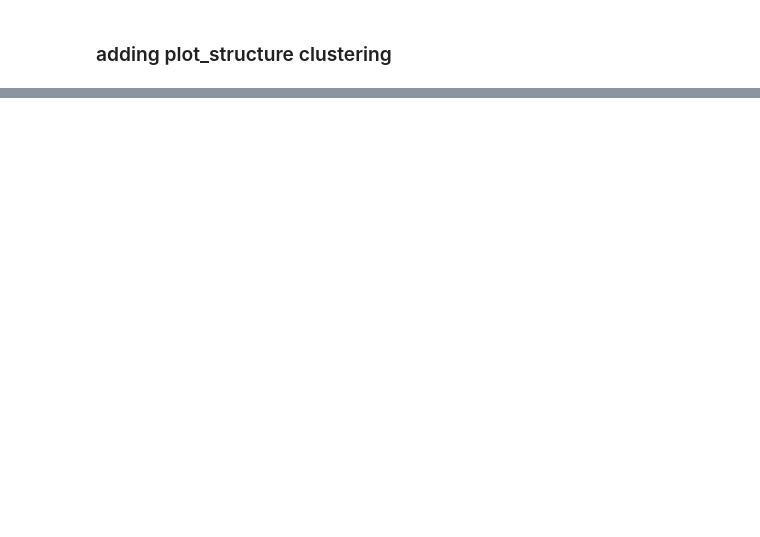
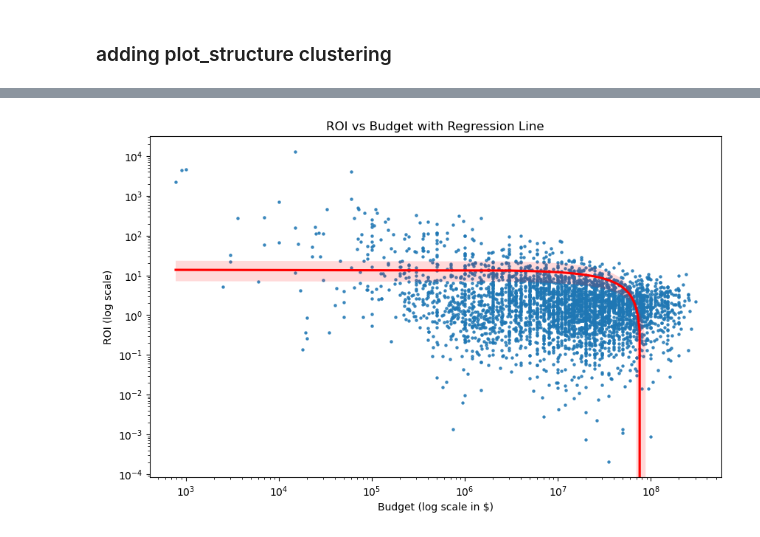
Before and after one commit to arthurEpfl/CMU_MovieCorpus_Data_Analysis, a Jupyter notebook: src/regression.ipynb, the cells around one changed output, grey strips where cells are left out. Drawn from its saved outputs; the diff is of its cells as text; code cells hidden in the pictures; blank space fills up the shorter version.

Commit message:
regression files

```diff
--- a/src/regression.ipynb
+++ b/src/regression.ipynb
@@ -383,0 +350,14 @@ Index(['wikipedia_movie_id', 'freebase_movie_id', 'movie_name',
+# %%
+# plot budget vs profit in log-log scale
+movies_budget['profitability_ratio'] = movies_budget['profit'] / movies_budget['budget']
+
+plt.figure(figsize=(10, 6))
+sns.regplot(x=movies_budget['budget'], y=movies_budget['profitability_ratio'], scatter_kws={'s': 5}, line_kws={'color': 'red'})
+plt.xscale('log')
+plt.yscale('log')
+plt.xlabel('Budget (log scale in $)')
+plt.ylabel('ROI (log scale)')
+plt.title('ROI vs Budget with Regression Line')
+plt.show()
+# %% [output]
+[figure, added]
```
Also changed, not shown: parts of 41 cells of this notebook, 1 other file.
